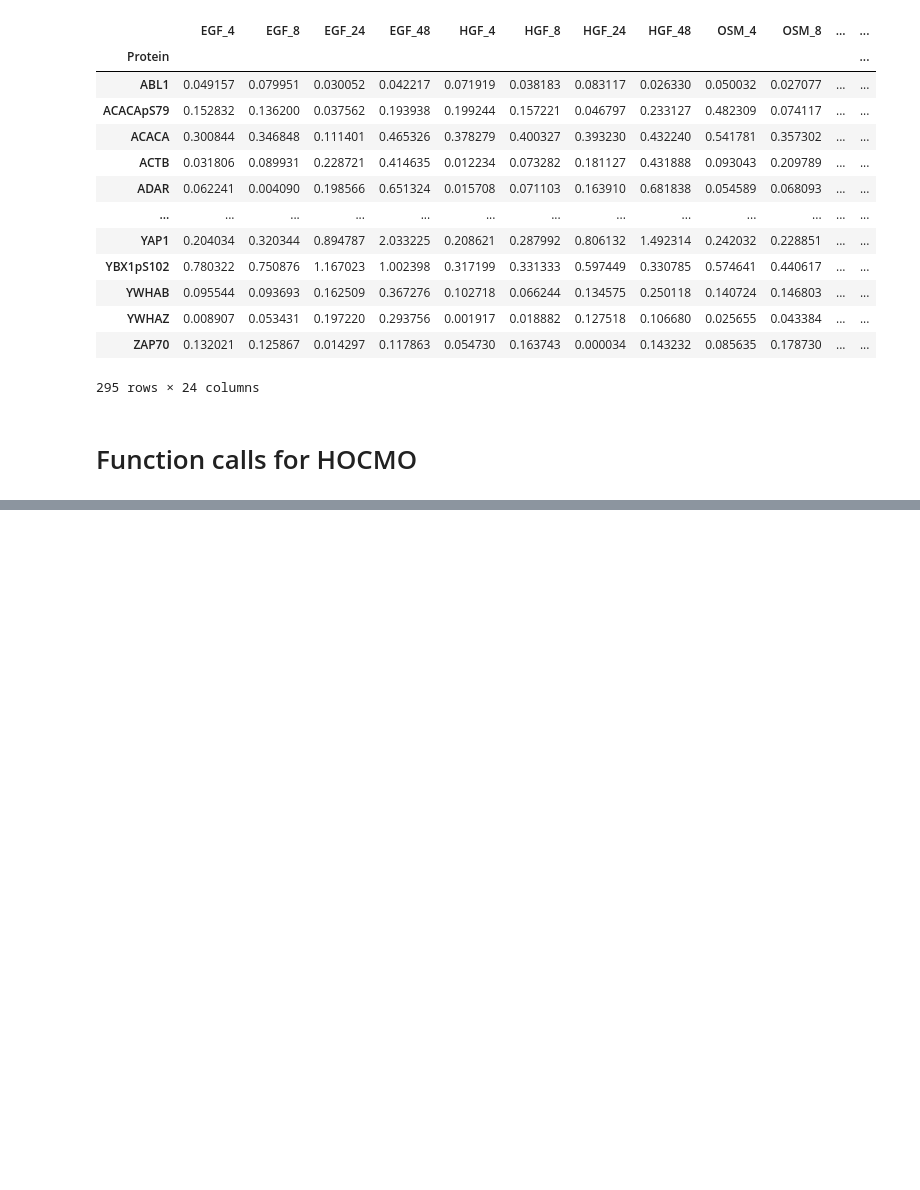
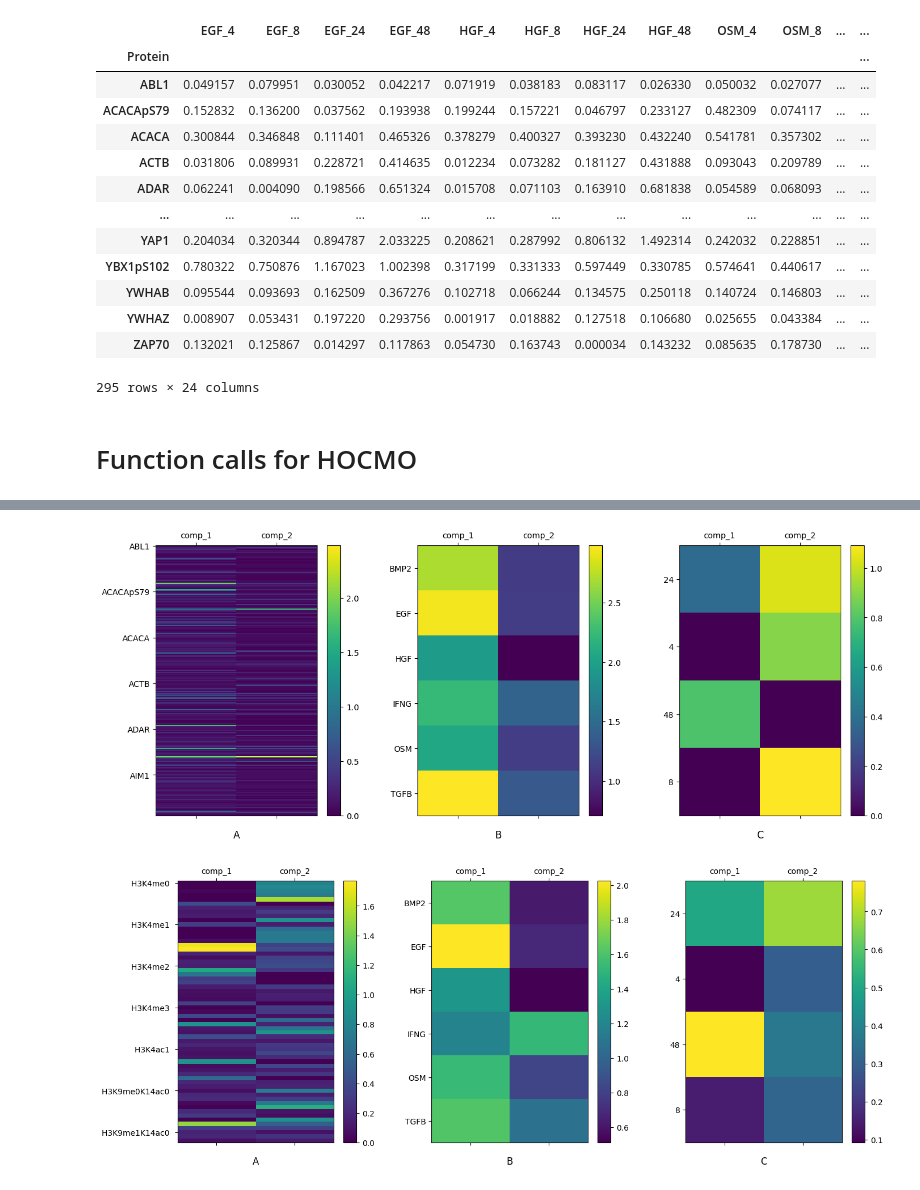
Before and after one commit to smollahlab/HOCMO, a Jupyter notebook: HOCMO_test.ipynb, the cells around one changed output, grey strips where cells are left out. Drawn from its saved outputs; the diff is of its cells as text; code cells hidden in the pictures; blank space fills up the shorter version.

```diff
--- a/HOCMO_test.ipynb
+++ b/HOCMO_test.ipynb
@@ -305,0 +177,4 @@ def hoc_dict(file, threshold, filePath, ipFilePath):
+# %%
+components = 2
+A,B,C = hocmo.factorize(tensor, components, method="ncp")
+A1,B1,C1 = hocmo.factorize(tensor1, components, method="ncp")
@@ -305,0 +205,6 @@ def hoc_dict(file, threshold, filePath, ipFilePath):
+# %%
+hocmo.plotFactorMatrices(A, B, C, components, './data/A_rppa.png', './data/B_rppa.png', './data/C_rppa.png', protein_names,ligand_names,condition_names)
+hocmo.plotFactorMatrices(A1, B1, C1, components, './data/A_gcp.png', './data/B_gcp.png', './data/C_gcp.png', histone_names,ligand_names1,condition_names1)
+# %% [output]
+[figure, added]
+[figure, added]
```
Also changed, not shown: parts of 47 cells of this notebook, 10 other files.
